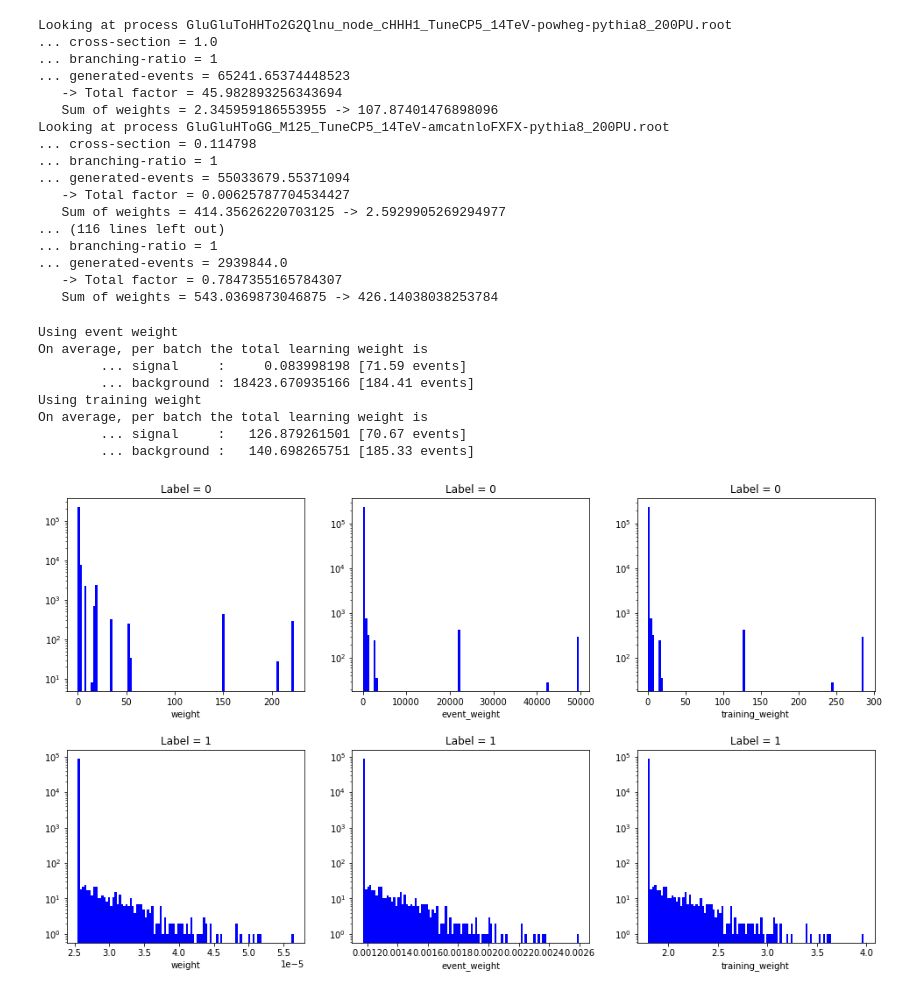
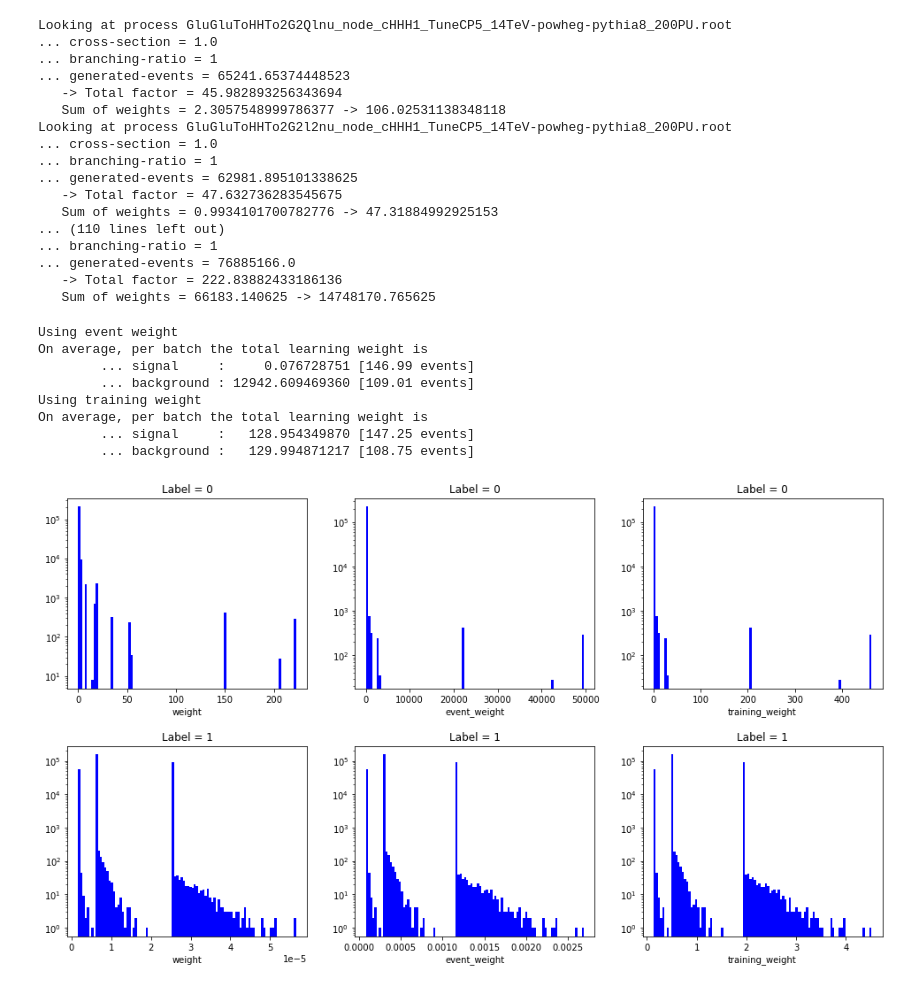
Before and after one commit to suatdonertas/DNN_HHWWGG, a Jupyter notebook: DNN.ipynb, the cells around one changed output. Drawn from its saved outputs; the diff is of its cells as text; code cells hidden in the pictures.

```diff
--- a/DNN.ipynb
+++ b/DNN.ipynb
@@ -83,7 +83,7 @@ input_vars=["Eta_ph1",
             "met"]
 # %%
 # Load the required data #
-outputPath = '/home/ucl/cp3/sdonerta/bamboodev/WWGG/10_11_Skim_Slurm/'
+outputPath = '/home/ucl/cp3/sdonerta/bamboodev/WWGG/ttGJets_Skim_11_01/'
 skimFile = os.path.join(outputPath,'results','Skim.parquet')
 yamlFile = os.path.join(outputPath,'plots.yml')
 
@@ -92,7 +92,7 @@ df = pd.read_parquet(skimFile)
 
 # Load samples + plots data from yaml file #
 with open(yamlFile,'r') as handle:
-    config = yaml.load(handle)
+    config = yaml.full_load(handle)
 # %%
 # Cut negative event weights #
 df = df[(df['weight']>0) & (df['weight']<300)]
@@ -100,6 +100,7 @@ df = df[(df['weight']>0) & (df['weight']<300)]
 
 # Cut QCD events #
 df = df[~df.process.str.contains("QCD")]
+df = df[~df.process.str.contains("TTGamma_")]
 # %%
 # Set labels #
 df["label"] = 0
@@ -168,18 +169,18 @@ Looking at process GluGluToHHTo2G2Qlnu_node_cHHH1_TuneCP5_14TeV-powheg-pythia8_2
 ... branching-ratio = 1
 ... generated-events = 65241.65374448523
    -> Total factor = 45.982893256343694
-   Sum of weights = 2.345959186553955 -> 107.87401476898096
-Looking at process GluGluHToGG_M125_TuneCP5_14TeV-amcatnloFXFX-pythia8_200PU.root
-... cross-section = 0.114798
+   Sum of weights = 2.3057548999786377 -> 106.02531138348118
+Looking at process GluGluToHHTo2G2l2nu_node_cHHH1_TuneCP5_14TeV-powheg-pythia8_200PU.root
+... cross-section = 1.0
 ... branching-ratio = 1
-... generated-events = 55033679.55371094
-   -> Total factor = 0.00625787704534427
-   Sum of weights = 414.35626220703125 -> 2.5929905269294977
-... (116 lines left out)
+... generated-events = 62981.895101338625
+   -> Total factor = 47.632736283545675
+   Sum of weights = 0.9934101700782776 -> 47.31884992925153
+... (110 lines left out)
 ... branching-ratio = 1
-... generated-events = 2939844.0
-   -> Total factor = 0.7847355165784307
-   Sum of weights = 543.0369873046875 -> 426.14038038253784
+... generated-events = 76885166.0
+   -> Total factor = 222.83882433186136
+   Sum of weights = 66183.140625 -> 14748170.765625
 # %%
 # Compute training weight #
 if 'training_weight' in df.columns:
@@ -198,25 +199,25 @@ utils.checkBatches(df,weight_column='training_weight',batch_size=parameters['bat
 # %% [output]
 Using event weight
 On average, per batch the total learning weight is
-        ... signal     :     0.083998198 [71.59 events]
-        ... background : 18423.670935166 [184.41 events]
+        ... signal     :     0.076728751 [146.99 events]
+        ... background : 12942.609469360 [109.01 events]
 Using training weight
 On average, per batch the total learning weight is
-        ... signal     :   126.879261501 [70.67 events]
-        ... background :   140.698265751 [185.33 events]
+        ... signal     :   128.954349870 [147.25 events]
+        ... background :   129.994871217 [108.75 events]
 # %%
 # Plot the background and signal weights #
 fig,axs = plt.subplots(figsize=(16,8),nrows=2,ncols=3)
-fig.subplots_adjust(left=0.1, right=0.9, top=0.98, bottom=0.1, wspace=0.2,hspace=0.3)
+fig.subplots_adjust(left=0.1, right=0.9, top=0.96, bottom=0.1, wspace=0.2,hspace=0.3)
 for irow,label in enumerate([0,1]):
     for icol,column in enumerate(['weight','event_weight','training_weight']):
         axs[irow,icol].hist(df[df['label']==label][column],bins=100,color='b')
         axs[irow,icol].set_title(f"Label = {label}")
         axs[irow,icol].set_xlabel(column)
         axs[irow,icol].set_yscale('log')
 fig.savefig("event_weights_A.pdf", dpi = 300)
 # %% [output]
-[figure, old version]
+[figure, new version]
 # %%
 # Plot the weights per process #
 if False:
```
Also changed, not shown: parts of 14 cells of this notebook, 2 other files.
